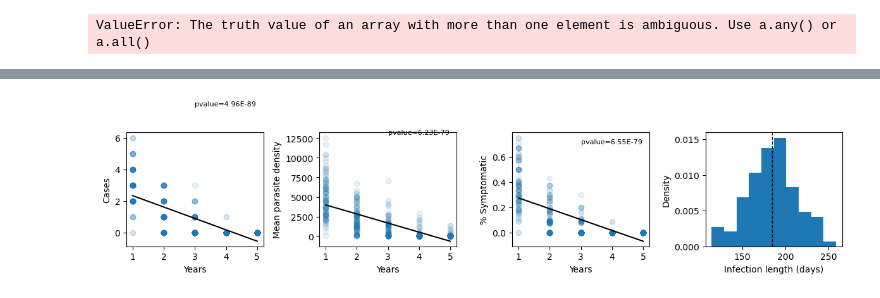
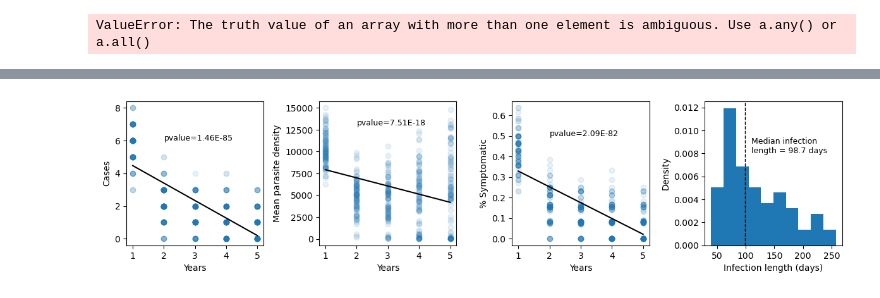
Before and after one commit to blab/pf-longitudinal, a Jupyter notebook: pf-tent/code/mechanistic.ipynb, the cells around one changed output, grey strips where cells are left out. Cells and saved outputs as stored; diff of their text form; code cells hidden in the pictures.

Commit message:
Reasonable mech param space

```diff
--- a/pf-tent/code/mechanistic.ipynb
+++ b/pf-tent/code/mechanistic.ipynb
@@ -666,12 +642,41 @@ array([ 1.29969762e+02,  8.00000000e+00,  4.50000000e+01,  1.26922076e+00,
 # %%
-a,w = create_weight_alleles(45,8)
+a,w = create_weight_alleles(20,10)
 # %%
-all_parasites, all_immunity, all_strains, all_malaria = simulate_cohort(n_people,y,30,a,w,power=1.27,growthrate=0.54,rscale=0.48,meroz=1.3,mshape=1.99,tHalf=704,rend=-0.037,xh=0.37,limm=0.3)
+all_parasites, all_immunity, all_strains, all_malaria = simulate_cohort(n_people,y,90,a,w,power=2,growthrate=0.9,rscale=0.4,meroz=0.8,mshape=2,tHalf=400,rend=-0.025,xh=0.5,limm=0.6, iEffect=0.25,iSkew=0.8)
+# %%
+def plot_5years(outcomes,output=None):
+    y_s = outcomes[14+(5*4):14+(5*5),:].flatten()
+    y_p = outcomes[14+(5*3):14+(5*4),:].flatten()
+    y_c = outcomes[14:19,:].flatten()
+    x = np.broadcast_to(np.arange(1,6),(100,5)).T.flatten()
+    results_c = scipy.stats.linregress(x,y_c,alternative='less')
+    results_p = scipy.stats.linregress(x,y_p,alternative='less')
+    results_s = scipy.stats.linregress(x,y_s,alternative='less')
+    fig,ax = plt.subplots(ncols=4, tight_layout=True, figsize=(12,3))
+    ax[0].scatter(x,y_c,label='Cases',alpha=0.1)
+    ax[0].plot(x,get_y(x,results_c),color='k')
+    ax[0].text(2,6,s="pvalue={:.2E}".format(results_c.pvalue),fontsize=9)
+    ax[1].scatter(x,y_p,label='Pdensity',alpha=0.1)
+    ax[1].plot(x,get_y(x,results_p),color='k')
+    ax[1].text(2, 13000,s="pvalue={:.2E}".format(results_p.pvalue),fontsize=9)
+    ax[2].scatter(x,y_s,label='Probablity of symptoms',alpha=0.1)
+    ax[2].plot(x,get_y(x,results_s),color='k')
+    ax[2].text(2,0.5,s="pvalue={:.2E}".format(results_s.pvalue),fontsize=9)
+    ax[3].hist(outcomes[3,:],density=True)
+    ax[3].axvline(x=np.nanmedian(outcomes[3,:]),color="black",linestyle="dashed",linewidth=1)
+    ax[3].text(110,0.008, s="Median infection\nlength = {:.1f} days".format(np.nanmedian(outcomes[3,:])),fontsize=9)
+    ax[3].set_xlabel('Infection length (days)')
+    ax[3].set_ylabel('Density')
+    for i, lab in zip(range(3),['Cases','Mean parasite density', '% Symptomatic']):
+        ax[i].set_xlabel('Years')
+        ax[i].set_ylabel(lab)
+    if output:
+        fig.savefig(output,bbox_inches="tight")
 # %%
 outcomes = run_outcomes(all_parasites,all_strains,all_malaria,y,n_people,n_outcomes)
-plot_5years(outcomes)
+plot_5years(outcomes,output='figs/pfMech_criteria.pdf')
 # %% [output]
-[figure, old version]
+[figure, new version]
 # %%
 i
 # %%
```
Also changed, not shown: parts of 16 cells of this notebook, 7 other files.
